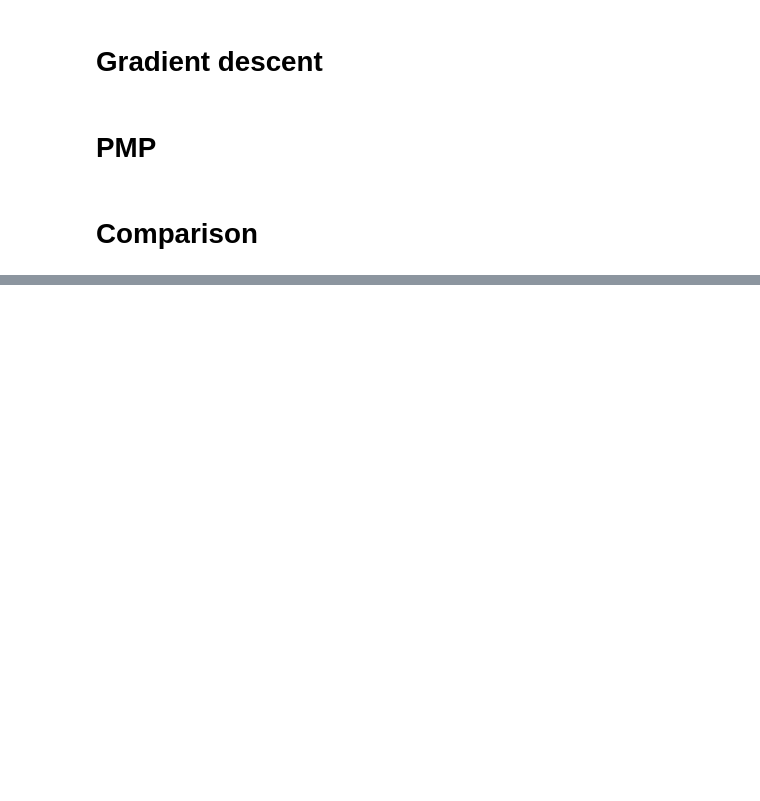
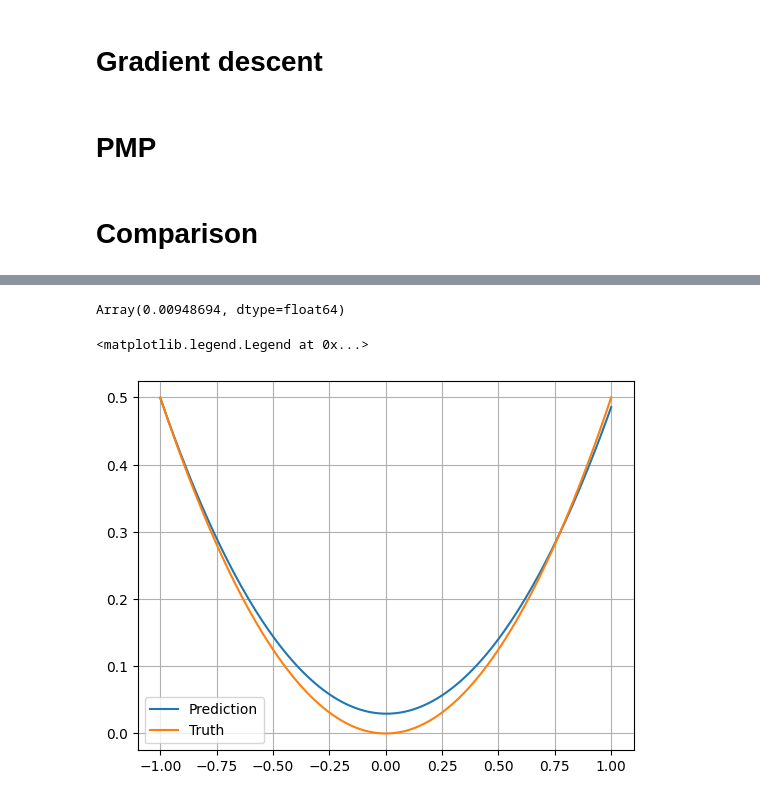
Before and after one commit to chmda/ctt, a Jupyter notebook: notebooks/comparison.ipynb, the cells around one changed output, grey strips where cells are left out. Saved outputs shown, nothing was run; the diff lists cells and outputs as text; code cells hidden in the pictures; blank space fills up the shorter version.

```diff
--- a/notebooks/comparison.ipynb
+++ b/notebooks/comparison.ipynb
@@ -78,12 +114,13 @@ def compute_loss(tts: list[TT],
     penalty = alpha*jnp.sum(jnp.asarray([tt_norm(u)**2 for u in tts]))
     return loss + penalty, loss
 # %%
-def gradient_descent(train_dataset: tuple[Float[Array, "B d"], Float[Array, "B d"]],
-                     val_dataset: tuple[Float[Array, "B d"], Float[Array, "B d"]],
+def gradient_descent(train_dataset: tuple[Float[Array, "B d"], Float[Array, "B d_o"]],
+                     val_dataset: tuple[Float[Array, "B d"], Float[Array, "B d_o"]],
                      optimizer: optax.GradientTransformation,
                      params: list[TT],
                      opt_steps: int,
                      regularization_coeff: float,
+                     training_key: PRNGKeyArray,
                      batch_size: int = 64) -> tuple[list[TT], tuple[list[float], list[float]]]:
     X_train, y_train = train_dataset
     X_val, y_val = val_dataset
@@ -102,13 +139,11 @@ def gradient_descent(train_dataset: tuple[Float[Array, "B d"], Float[Array, "B d
         params = optax.apply_updates(tts, updates)
         return params, opt_state, l2_error
 
-    for i in range(opt_steps):
-        start_idx = i*batch_size % N_train
-        stop_idx = (i+1)*batch_size % N_train
+    for i, (x, y) in zip(range(opt_steps), dataloader((X_train, y_train), batch_size, key=training_key)):
         params, opt_state, l2_error = step(params,
                                             opt_state,
-                                            X_train[start_idx:stop_idx],
-                                            y_train[start_idx:stop_idx],
+                                            x,
+                                            y,
                                             alpha=regularization_coeff)
         _, val_loss = compute_loss(params, X_val, y_val, alpha=0.)
         train_losses.append(l2_error)
@@ -285,0 +332,17 @@ Iter 1995 | Loss: 9.444e-07 | Val loss: 1.206e-06
+# %%
+y_pred = jax.vmap(ctt, in_axes=(None, 0))(params_gd, X_val)
+jnp.mean(optax.l2_loss(y_pred, y_val)) / jnp.mean(optax.l2_loss(jnp.zeros_like(y_val), y_val))
+# %% [output]
+Array(0.00948694, dtype=float64)
+# %%
+t = jnp.linspace(*domain, num=200)
+x = jnp.concatenate((t[:,None], jnp.zeros((len(t), d-1))), axis=1)
+y_pred = jax.vmap(ctt, in_axes=(None,0))(params_gd, x)
+y = jax.vmap(target)(jnp.concatenate((t[:,None], jnp.zeros((len(t), d-1))), axis=1))
+plt.plot(t, y_pred, label="Prediction")
+plt.plot(t, y, label="Truth")
+plt.grid()
+plt.legend()
+# %% [output]
+<matplotlib.legend.Legend at 0x...>
+[figure, added]
```
Also changed, not shown: parts of 15 cells of this notebook, 2 other files.
